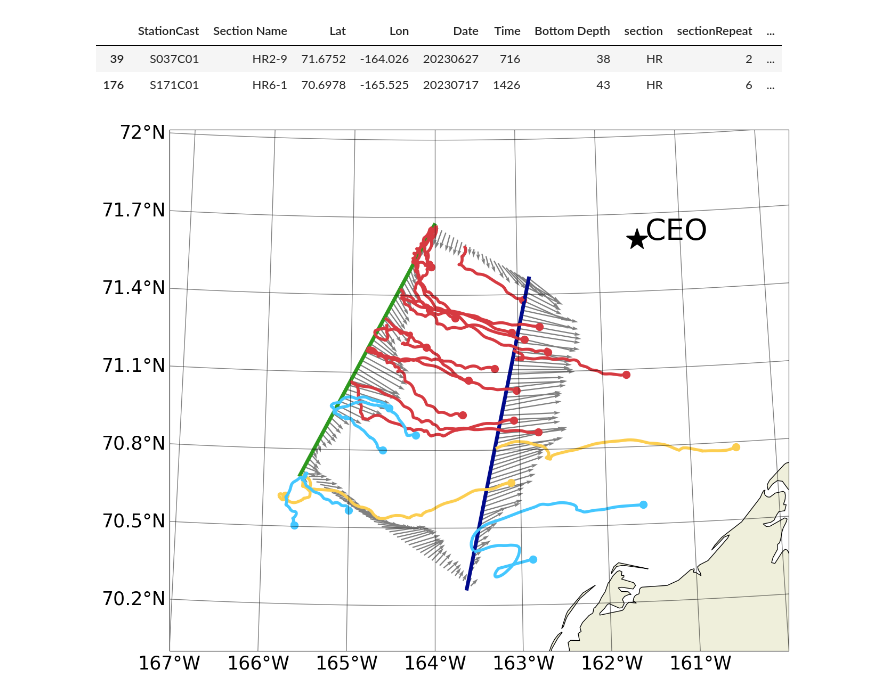
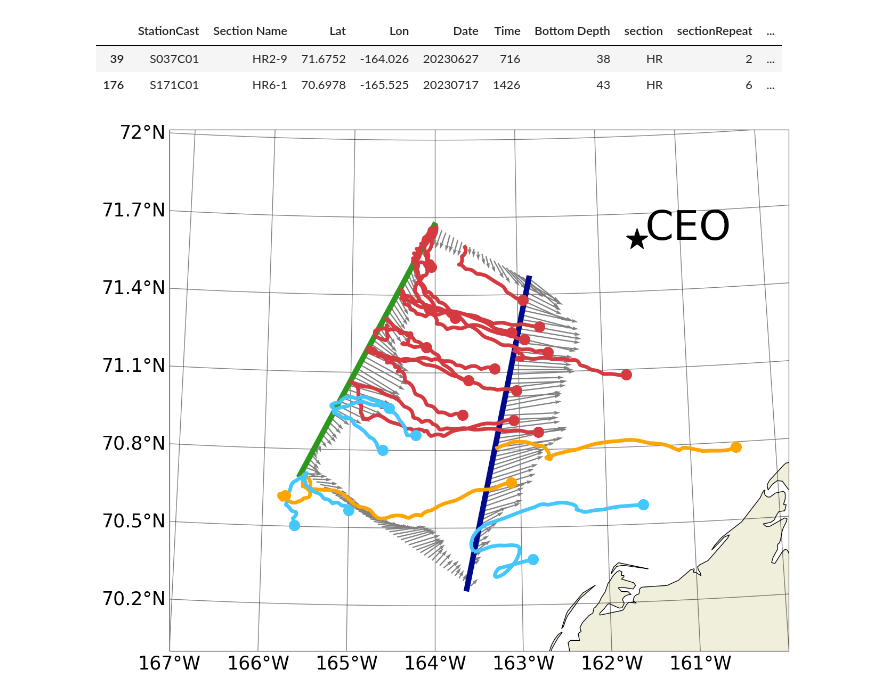
Before and after one commit to lauerja/LauerChukchiExportPaper, a Jupyter notebook: fig1_map/src/fig1_panelA_all_deployments.ipynb, the cells around one changed output. Saved outputs shown, nothing was run; the diff lists cells and outputs as text; code cells hidden in the pictures.

Commit message:
updated figure 1 panels in response to review

```diff
--- a/fig1_map/src/fig1_panelA_all_deployments.ipynb
+++ b/fig1_map/src/fig1_panelA_all_deployments.ipynb
@@ -360,12 +360,18 @@ hre_ends = pd.concat([southernmost_point.to_frame().T, easternmost_point.to_fram
 # print("\nhre_ends (southernmost and easternmost points):")
 # print(hre_ends)
 # %%
-ice_class_colors = {'ow': "#44C7FF", 'miz': "#FCCE50", 'ice': "#d63a41"}
+# ice_class_colors = {'ow': "#44C7FF", 'miz': "#FCCE50", 'ice': "#d63a41"}
+ice_class_colors = {'ow': "#44C7FF", 'miz': "#FFA500", 'ice': "#d63a41"} # CHANGE MIZ TO ORANGE
 t010_color = '#44C7FF'
 
 hr_color = "#2d981d"
 # hre_color = "#de9f5c"
 hre_color = "#00098C"
+# %%
+text_fontsize = 55 # original: 40
+track_endpoint_marker_size = 200 # 100
+track_linewidth = 5
+transect_linewidth = 7.5 #5
 # %%
 ## This actually plots deployments
 plt.figure(figsize=(15.,15.), facecolor='none')
@@ -381,7 +387,8 @@ ax.set_extent(extent, ccrs.PlateCarree())
 
 # gridlines
 gl = ax.gridlines(axes = ax, crs=ccrs.PlateCarree(), linewidth=1, color='black', alpha=0.5, #linestyle='--',
-                  draw_labels=True, x_inline=False, y_inline=False)
+                  draw_labels=True, x_inline=False, y_inline=False,
+                  zorder=0)
 # gl.xlabel_style = {'rotation': 30}
 gl.ylabel_style = {'rotation': 0}
 gl.bottom_labels = True
@@ -402,8 +409,8 @@ ax.add_feature(cfeature.COASTLINE)
 # plt.clabel(contour_lines, fmt='%1.1f', inline=True, fontsize=12)
 
 # plot HR and HRE lines
-ax.plot(hr_ends['lon'], hr_ends['lat'], color = hr_color, transform=ccrs.PlateCarree(), linewidth=5)
-ax.plot(hre_ends['lon'], hre_ends['lat'], color = hre_color, transform=ccrs.PlateCarree(), linewidth=5)
+ax.plot(hr_ends['lon'], hr_ends['lat'], color = hr_color, transform=ccrs.PlateCarree(), linewidth = transect_linewidth)
+ax.plot(hre_ends['lon'], hre_ends['lat'], color = hre_color, transform=ccrs.PlateCarree(), linewidth = transect_linewidth)
 
 # # plot CN
 # plt.plot([hr_ends['Lon'].iloc[0], hre_ends['Lon'].iloc[1]],
@@ -436,7 +443,8 @@ for i in range(len(full_deployments)):
              full_deployments[i]['latitude'],
             #  color = 'darkgreen',
              color = ice_class_colors.get(ice_class, 'gray'),
-             linewidth = 4,
+             linewidth = track_linewidth,
+             zorder=4,
             #  alpha = 0.5,
              transform=ccrs.PlateCarree())
 
@@ -444,45 +452,48 @@ for i in range(len(full_deployments)):
              full_deployments[i]['latitude'].iloc[0],
             #  color = 'darkgreen',
              color = ice_class_colors.get(ice_class, 'gray'),
-             s=100,
+             s = track_endpoint_marker_size,
+             zorder=5,
              transform=ccrs.PlateCarree())
 
 # Plotting in T010 spotter data
 ax.plot(t010_spotter['Longitude (deg)'],
          t010_spotter['Latitude (deg)'],
-         linewidth = 4,
+         linewidth = track_linewidth,
+         zorder=4,
         #  alpha = 0.5,
         #  color = '#F21A00',
         #  color = '#9932CC',
         color = t010_color,
          transform=ccrs.PlateCarree())
 ax.scatter(t010_spotter['Longitude (deg)'].iloc[0],
          t010_spotter['Latitude (deg)'].iloc[0],
-         s=100,
+         s = track_endpoint_marker_size,
+         zorder=5,
          # color = '#F21A00',
          #  color = '#9932CC',
          color = t010_color,
          transform=ccrs.PlateCarree())
 
 ## Plot in CEO Observatory at (71º 35.976’ N, 161º 31.621’ W), (71.5996 N, -161.5270 W)
 ax.plot(-161.5270, 71.5996, marker='*', color='black', markersize=30, transform=ccrs.PlateCarree())
-ax.text(-161.5270 + 0.1, 71.5996, 'CEO', color='black', fontsize=40, transform=ccrs.PlateCarree())
+ax.text(-161.5270 + 0.1, 71.5996, 'CEO', color='black', fontsize=text_fontsize, transform=ccrs.PlateCarree())
 
 # Plot in the NECS Benthic Hotspot Proposed by Grebmeier et al 2015
 # NECS (Northeast Chukchi Sea), 70.62°N–72.37°N, 158.46°W–165.46°W.
 ## Decimal Degrees: [70.62, 72.37] N, [-165.46, -158.46] E
 # plt.plot([-165.46, -165.46, -158.46, -158.46, -165.46],
 #         [70.62, 72.37, 72.37, 70.62, 70.62],
 #         linewidth = 4,
 #         color = 'goldenrod',
 #         transform=ccrs.PlateCarree())
 
 
 # cruise track
 # plt.plot(cruise_track['lon'], cruise_track['lat'], color = 'gray', alpha = 0.5, linestyle = '--', transform=ccrs.PlateCarree())
 
 plt.savefig('../plot/all_deployments_with_velocityVectors.png', bbox_inches='tight', transparent=True)
 
 plt.show()
 # %% [output]
-[figure, old version]
+[figure, new version]
```
Also changed, not shown: 5 other files.
